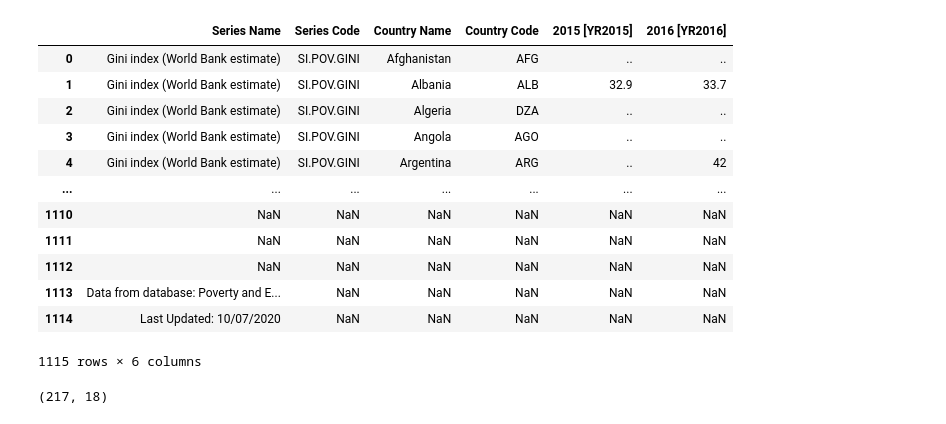
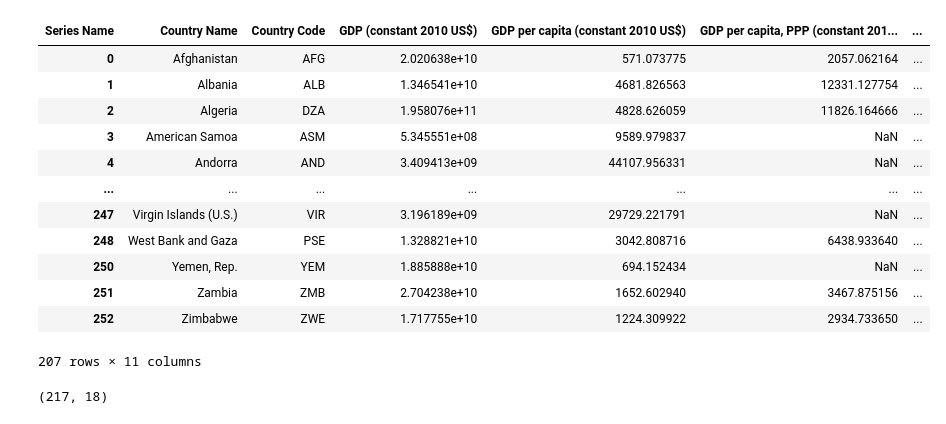
Before and after one commit to svanomm/development-econ, a Jupyter notebook: week 2 assignment/20250714 - DevEcon Assignment 2.ipynb, the cells around one changed output. Cells and saved outputs as stored; diff of their text form; code cells hidden in the pictures.

```diff
--- a/week 2 assignment/20250714 - DevEcon Assignment 2.ipynb
+++ b/week 2 assignment/20250714 - DevEcon Assignment 2.ipynb
@@ -29,20 +16,39 @@ df
 # %%
+# Cleaning the data
+df = df[df['Series Name'].notna()]
+df['2016 [YR2016]'] = pd.to_numeric(df['2016 [YR2016]'], errors='coerce')
+df['2015 [YR2015]'] = pd.to_numeric(df['2015 [YR2015]'], errors='coerce')
+df['value'] = np.where(df['2016 [YR2016]'].isna(), df['2015 [YR2015]'], df['2016 [YR2016]'])
+
+df.drop(columns=['2016 [YR2016]', '2015 [YR2015]', 'Series Code'], inplace=True)
+
+# Now pivot the table
+df = df.pivot_table(index=['Country Name', 'Country Code'],
+                columns='Series Name',
+                values='value',
+                aggfunc='first').reset_index()
+
+codes_to_drop = [
+    'ARB','CSS','CEB','EAR','EAS','TEA','EAP','ECS','TEC','ECA','EUU','FCS','HPC','HIC','IBD','IBT','IDB','DFS','IDX','IDA','LTE','LCN','LAC','TLA','LDC','LMY','LIC','LMC','MEA','TMN','MNA','MIC','NAC','OED','OSS','PSS','PST','PRE','SST','SAS','TSA','SSF','TSS','SSA','UMC','WLD'
+    ]
+
+df = df[~df['Country Code'].isin(codes_to_drop)]
 
 df
 # %% [output]
-|  | Series Name | Series Code | Country Name | Country Code | 2015 [YR2015] | 2016 [YR2016] |
-| 0 | Gini index (World Bank estimate) | SI.POV.GINI | Afghanistan | AFG | .. | .. |
-| 1 | Gini index (World Bank estimate) | SI.POV.GINI | Albania | ALB | 32.9 | 33.7 |
-| 2 | Gini index (World Bank estimate) | SI.POV.GINI | Algeria | DZA | .. | .. |
-| 3 | Gini index (World Bank estimate) | SI.POV.GINI | Angola | AGO | .. | .. |
-| 4 | Gini index (World Bank estimate) | SI.POV.GINI | Argentina | ARG | .. | 42 |
+| Series Name | Country Name | Country Code | GDP (constant 2010 US$) | GDP per capita (constant 2010 US$) | GDP per capita, PPP (constant 201... | ... |
+| 0 | Afghanistan | AFG | 2.020638e+10 | 571.073775 | 2057.062164 | ... |
+| 1 | Albania | ALB | 1.346541e+10 | 4681.826563 | 12331.127754 | ... |
+| 2 | Algeria | DZA | 1.958076e+11 | 4828.626059 | 11826.164666 | ... |
+| 3 | American Samoa | ASM | 5.345551e+08 | 9589.979837 | NaN | ... |
+| 4 | Andorra | AND | 3.409413e+09 | 44107.956331 | NaN | ... |
 | ... | ... | ... | ... | ... | ... | ... |
-| 1110 | NaN | NaN | NaN | NaN | NaN | NaN |
-| 1111 | NaN | NaN | NaN | NaN | NaN | NaN |
-| 1112 | NaN | NaN | NaN | NaN | NaN | NaN |
-| 1113 | Data from database: Poverty and E... | NaN | NaN | NaN | NaN | NaN |
-| 1114 | Last Updated: 10/07/2020 | NaN | NaN | NaN | NaN | NaN |
+| 247 | Virgin Islands (U.S.) | VIR | 3.196189e+09 | 29729.221791 | NaN | ... |
+| 248 | West Bank and Gaza | PSE | 1.328821e+10 | 3042.808716 | 6438.933640 | ... |
+| 250 | Yemen, Rep. | YEM | 1.885888e+10 | 694.152434 | NaN | ... |
+| 251 | Zambia | ZMB | 2.704238e+10 | 1652.602940 | 3467.875156 | ... |
+| 252 | Zimbabwe | ZWE | 1.717755e+10 | 1224.309922 | 2934.733650 | ... |
-1115 rows × 6 columns
+207 rows × 11 columns
 # %%
 # Load and combine the files
 series = pd.read_csv('./WDISeries.csv')
```
Also changed, not shown: parts of 2 cells of this notebook.
